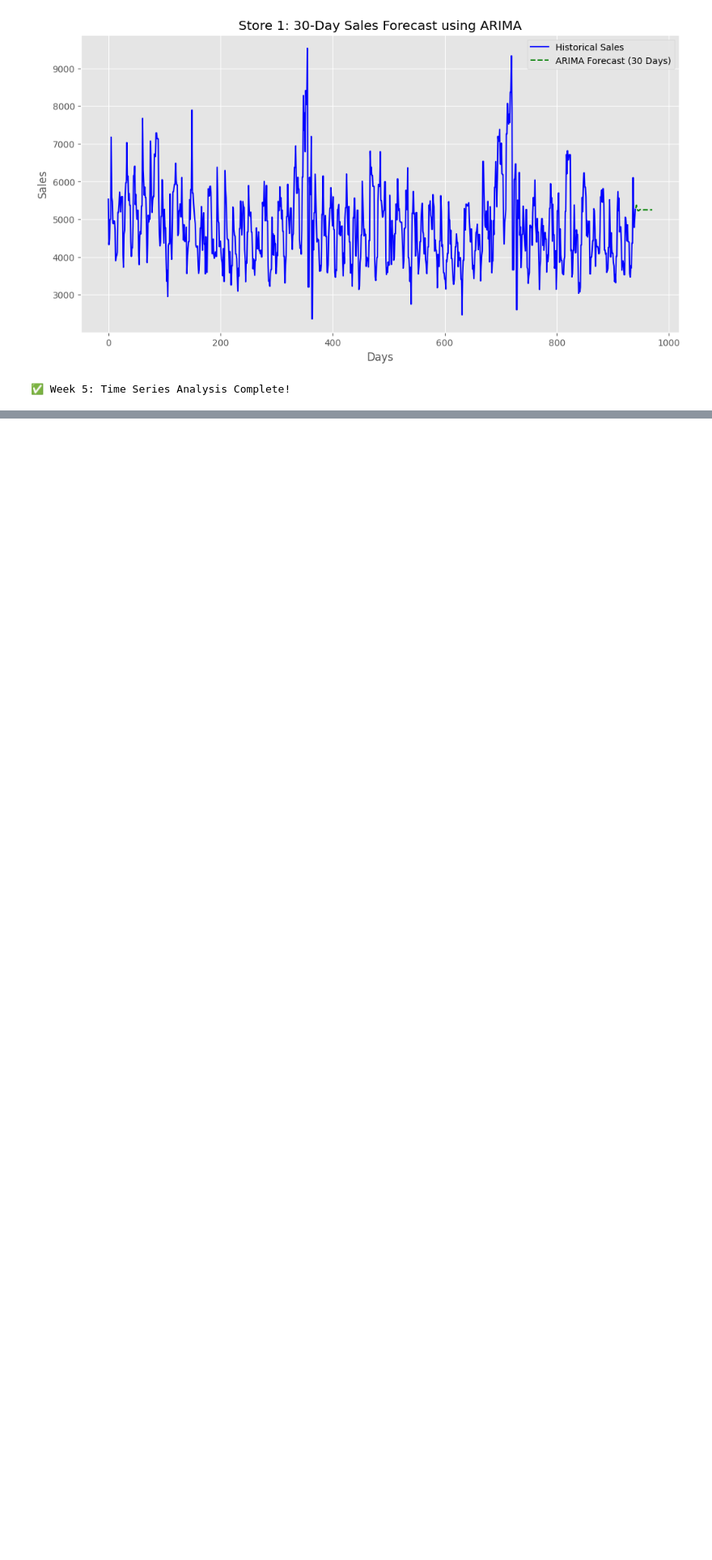
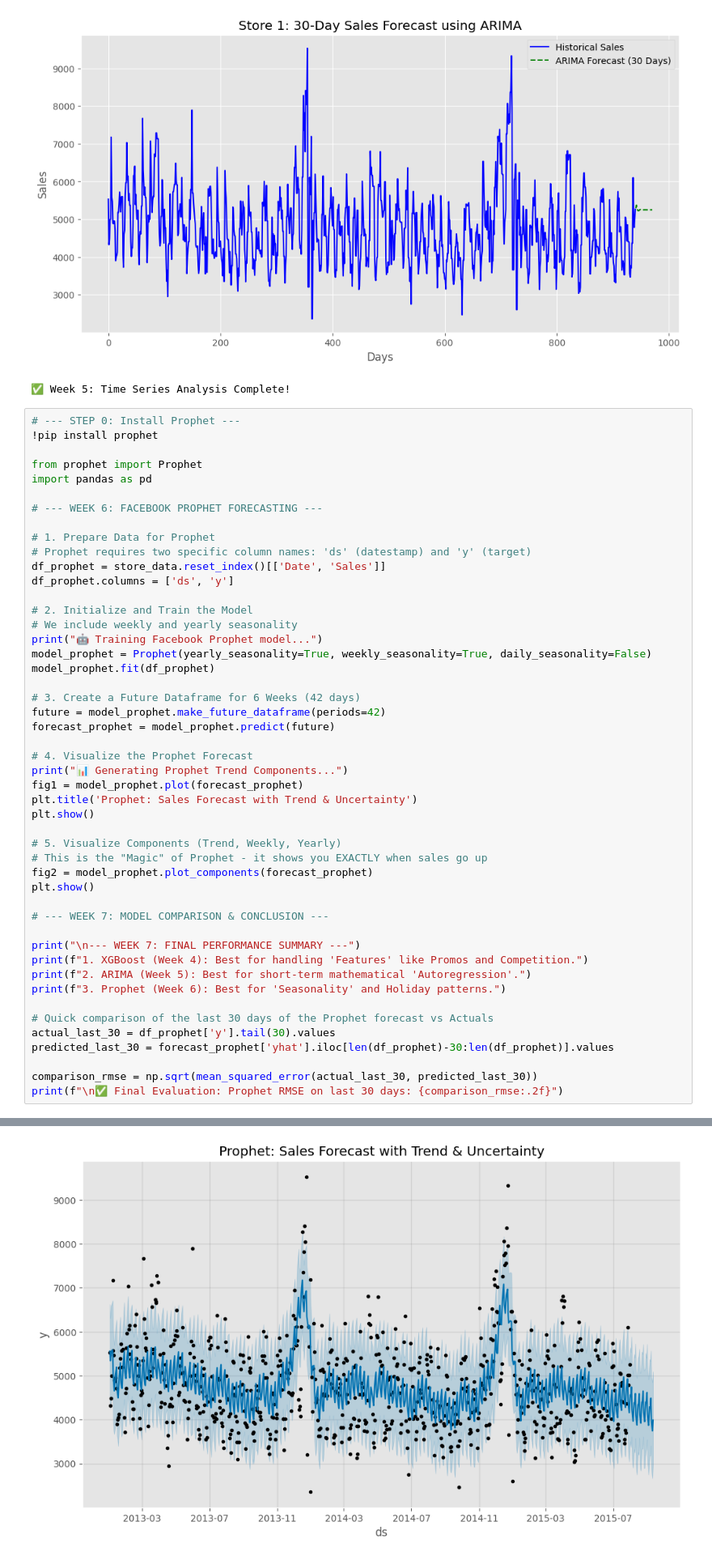
Before and after one commit to nandininaik145-ini/Retail-Sales-Forcasting, a Jupyter notebook: retailsales.ipynb, the cells around one changed output, grey strips where cells are left out. Shown at 81% size. Cells and saved outputs as stored; diff of their text form; blank space fills up the shorter version.

Commit message:
Final Update : Added Week 6 prophet and 7 model Comparison

```diff
--- a/retailsales.ipynb
+++ b/retailsales.ipynb
@@ -227,3 +227,52 @@ p-value: 0.000
 🤖 Training ARIMA model... (this takes a few seconds)
 [figure]
 ✅ Week 5: Time Series Analysis Complete!
+# %%
+# --- STEP 0: Install Prophet ---
+!pip install prophet
+
+from prophet import Prophet
+import pandas as pd
+
+# --- WEEK 6: FACEBOOK PROPHET FORECASTING ---
+
+# 1. Prepare Data for Prophet
+# Prophet requires two specific column names: 'ds' (datestamp) and 'y' (target)
+df_prophet = store_data.reset_index()[['Date', 'Sales']]
+df_prophet.columns = ['ds', 'y']
+
+# 2. Initialize and Train the Model
+# We include weekly and yearly seasonality
+print("🤖 Training Facebook Prophet model...")
+model_prophet = Prophet(yearly_seasonality=True, weekly_seasonality=True, daily_seasonality=False)
+model_prophet.fit(df_prophet)
+
+# 3. Create a Future Dataframe for 6 Weeks (42 days)
+future = model_prophet.make_future_dataframe(periods=42)
+forecast_prophet = model_prophet.predict(future)
+
+# 4. Visualize the Prophet Forecast
+print("📊 Generating Prophet Trend Components...")
+fig1 = model_prophet.plot(forecast_prophet)
+plt.title('Prophet: Sales Forecast with Trend & Uncertainty')
+plt.show()
+
+# 5. Visualize Components (Trend, Weekly, Yearly)
+# This is the "Magic" of Prophet - it shows you EXACTLY when sales go up
+fig2 = model_prophet.plot_components(forecast_prophet)
+plt.show()
+
+# --- WEEK 7: MODEL COMPARISON & CONCLUSION ---
+
+print("\n--- WEEK 7: FINAL PERFORMANCE SUMMARY ---")
+print(f"1. XGBoost (Week 4): Best for handling 'Features' like Promos and Competition.")
+print(f"2. ARIMA (Week 5): Best for short-term mathematical 'Autoregression'.")
+print(f"3. Prophet (Week 6): Best for 'Seasonality' and Holiday patterns.")
+
+# Quick comparison of the last 30 days of the Prophet forecast vs Actuals
+actual_last_30 = df_prophet['y'].tail(30).values
+predicted_last_30 = forecast_prophet['yhat'].iloc[len(df_prophet)-30:len(df_prophet)].values
+
+comparison_rmse = np.sqrt(mean_squared_error(actual_last_30, predicted_last_30))
+print(f"\n✅ Final Evaluation: Prophet RMSE on last 30 days: {comparison_rmse:.2f}")
+# %% [output]
@@ -229,0 +296 @@ p-value: 0.000
+[figure, added]
```
Also changed, not shown: parts of 1 cell of this notebook.
